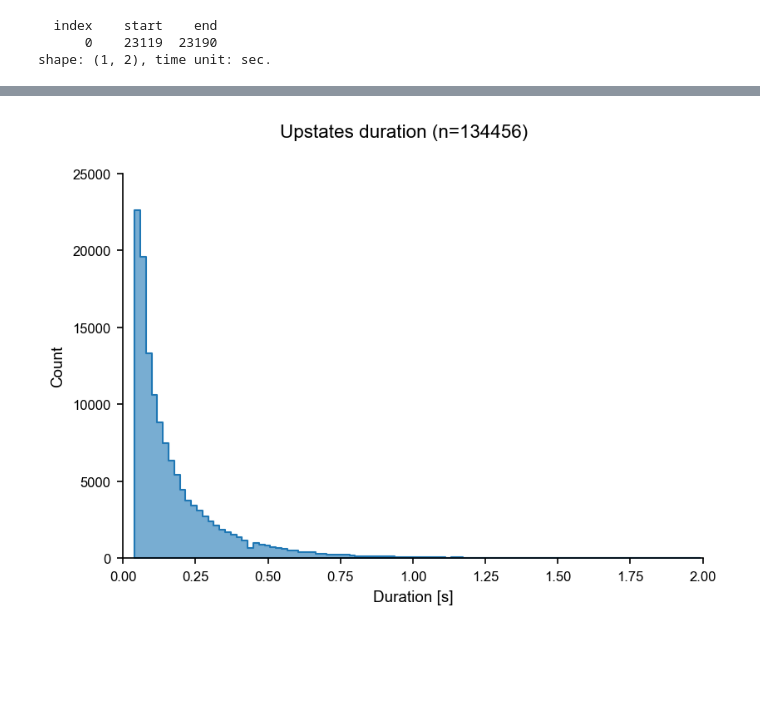
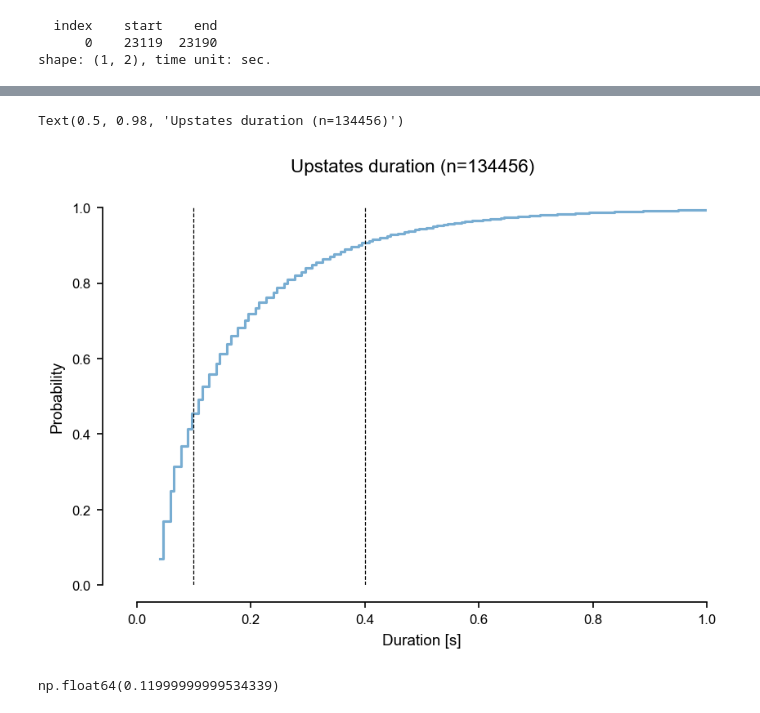
Before and after one commit to Senzai-Lab/nrem_analysis, a Jupyter notebook: notebooks/dual_recordings/visualize_updown.ipynb, the cells around one changed output, grey strips where cells are left out. Saved outputs shown, nothing was run; the diff lists cells and outputs as text; code cells hidden in the pictures; blank space fills up the shorter version.

```diff
--- a/notebooks/dual_recordings/visualize_updown.ipynb
+++ b/notebooks/dual_recordings/visualize_updown.ipynb
@@ -235,25 +220,37 @@ shape: (223, 2), time unit: sec.
 # %%
 fig, ax = plt.subplots(figsize=(6, 4))
 
 sns.histplot(
     data=durations,
-    bins=100,
+    # bins=100,
     element='step',
-    common_norm=False,
-    fill=True,
+    stat='probability',
+    fill=False,
     alpha=0.6,
     legend=False,
     ax=ax,
+    cumulative=True,
     )
 
 sns.despine()
 
 ax.set_xlabel("Duration [s]")
-ax.set_ylim(0, 25000)
-ax.set_xlim((0, 2))
+ax.axvline(0.4, color='k', linestyle='--', linewidth=0.6)
+ax.axvline(0.1, color='k', linestyle='--', linewidth=0.6)
+
+ax.spines['left'].set_position(('outward', 20))
+ax.spines['bottom'].set_position(('outward', 10))
+
+ax.set_ylim(0, 1)
+ax.set_xlim(0, 1)
 
 fig.suptitle(f"Upstates duration (n={len(durations)})")
-plt.savefig(FIGURES_DIR / "sweeps_durations.svg", format='svg', bbox_inches='tight')
-plt.savefig(FIGURES_DIR / "sweeps_durations.png", format='png', bbox_inches='tight')
+# plt.savefig(FIGURES_DIR / "sweeps_durations.svg", format='svg', bbox_inches='tight')
+# plt.savefig(FIGURES_DIR / "sweeps_durations.png", format='png', bbox_inches='tight')
 # %% [output]
+Text(0.5, 0.98, 'Upstates duration (n=134456)')
-[figure, old version]
+[figure, new version]
+# %%
+np.median(durations)
+# %% [output]
+np.float64(0.11999999999534339)
```
Also changed, not shown: parts of 3 cells of this notebook, 7 other files.
